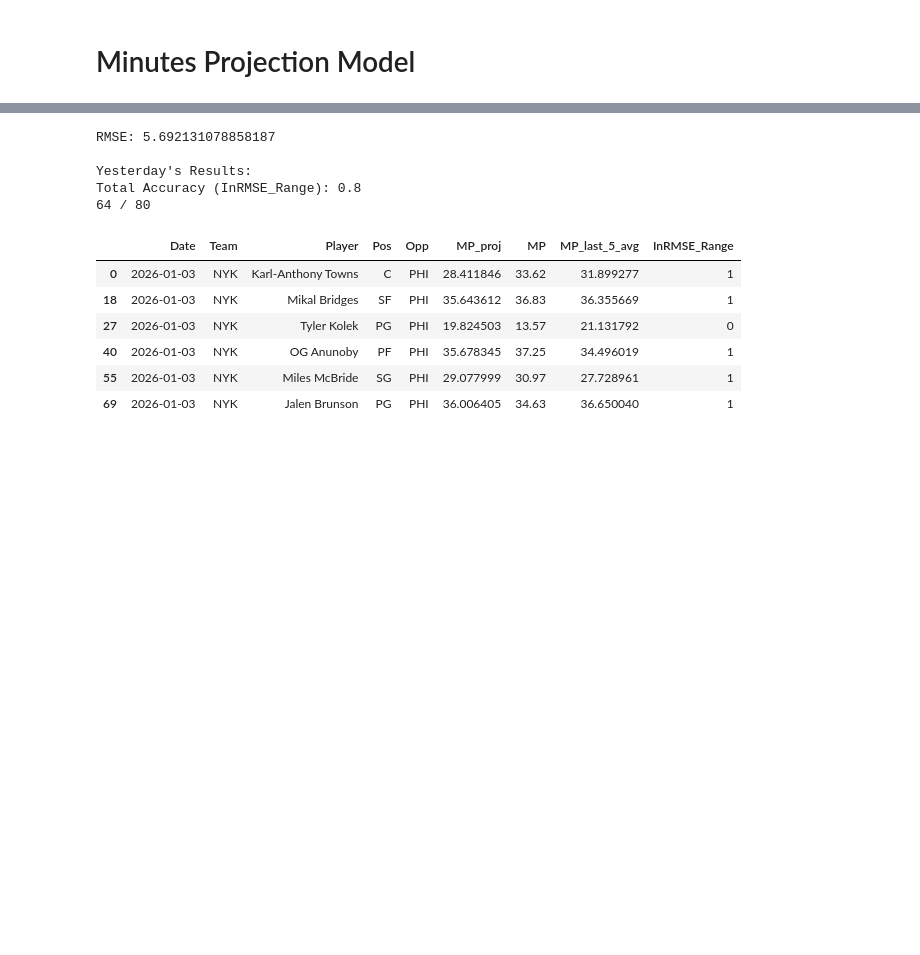
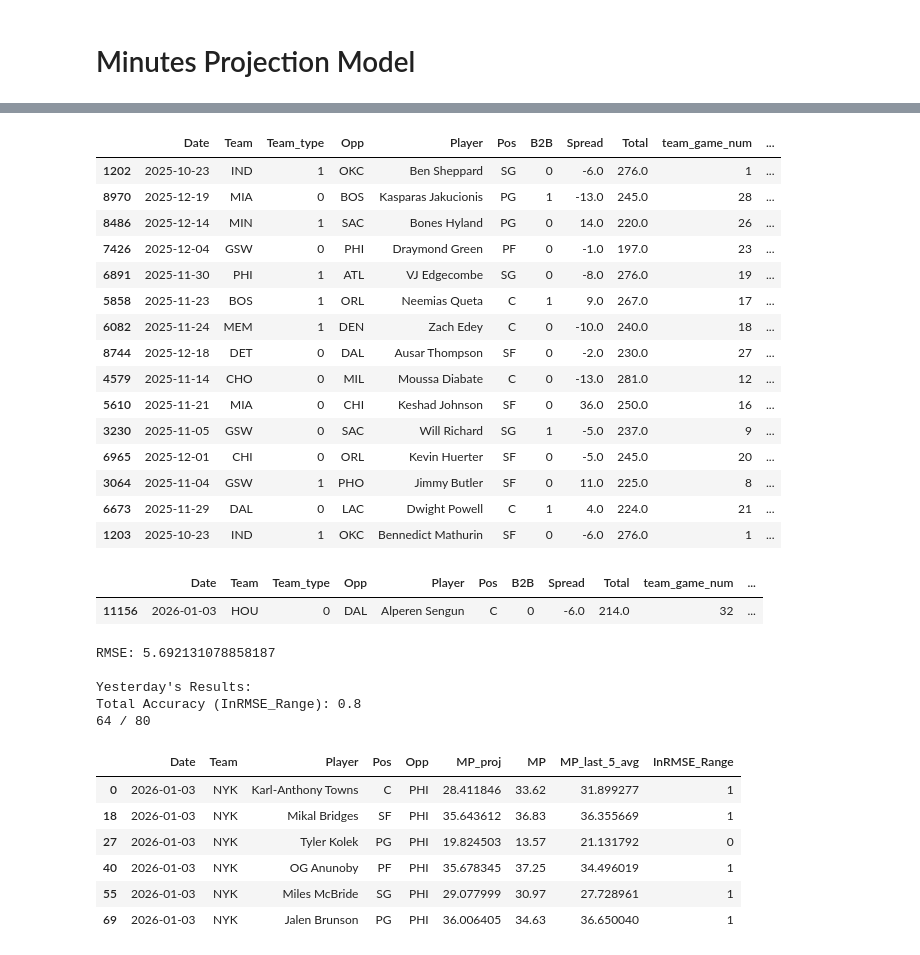
Before and after one commit to Relenes510/fantasy_basketball, a Jupyter notebook: notebooks/create_ML_Regression_model.ipynb, the cells around one changed output, grey strips where cells are left out. Drawn from its saved outputs; the diff is of its cells as text; code cells hidden in the pictures; blank space fills up the shorter version.

```diff
--- a/notebooks/create_ML_Regression_model.ipynb
+++ b/notebooks/create_ML_Regression_model.ipynb
@@ -479,3 +480,31 @@ R²: 0.7011810126285489
+# %%
+analyze_df_mins = mins_test_df.drop(['MP', 'MP_preds'], axis=1)\
+                .merge(analyze_df_mins[['Date', 'Team', 'Player', 'MP', 'MP_preds']], on=['Date', 'Team', 'Player'])
+analyze_df_mins['Diff'] = analyze_df_mins['MP'] - analyze_df_mins[f'MP_preds']
+analyze_df_mins['Diff2'] = abs(analyze_df_mins['Diff'])
+analyze_df_mins.sort_values('Diff2', ascending=False).drop('Diff2', axis=1).head(15)
+# %% [output]
+|  | Date | Team | Team_type | Opp | Player | Pos | B2B | Spread | Total | team_game_num | ... |
+| 1202 | 2025-10-23 | IND | 1 | OKC | Ben Sheppard | SG | 0 | -6.0 | 276.0 | 1 | ... |
+| 8970 | 2025-12-19 | MIA | 0 | BOS | Kasparas Jakucionis | PG | 1 | -13.0 | 245.0 | 28 | ... |
+| 8486 | 2025-12-14 | MIN | 1 | SAC | Bones Hyland | PG | 0 | 14.0 | 220.0 | 26 | ... |
+| 7426 | 2025-12-04 | GSW | 0 | PHI | Draymond Green | PF | 0 | -1.0 | 197.0 | 23 | ... |
+| 6891 | 2025-11-30 | PHI | 1 | ATL | VJ Edgecombe | SG | 0 | -8.0 | 276.0 | 19 | ... |
+| 5858 | 2025-11-23 | BOS | 1 | ORL | Neemias Queta | C | 1 | 9.0 | 267.0 | 17 | ... |
+| 6082 | 2025-11-24 | MEM | 1 | DEN | Zach Edey | C | 0 | -10.0 | 240.0 | 18 | ... |
+| 8744 | 2025-12-18 | DET | 0 | DAL | Ausar Thompson | SF | 0 | -2.0 | 230.0 | 27 | ... |
+| 4579 | 2025-11-14 | CHO | 0 | MIL | Moussa Diabate | C | 0 | -13.0 | 281.0 | 12 | ... |
+| 5610 | 2025-11-21 | MIA | 0 | CHI | Keshad Johnson | SF | 0 | 36.0 | 250.0 | 16 | ... |
+| 3230 | 2025-11-05 | GSW | 0 | SAC | Will Richard | SG | 1 | -5.0 | 237.0 | 9 | ... |
+| 6965 | 2025-12-01 | CHI | 0 | ORL | Kevin Huerter | SF | 0 | -5.0 | 245.0 | 20 | ... |
+| 3064 | 2025-11-04 | GSW | 1 | PHO | Jimmy Butler | SF | 0 | 11.0 | 225.0 | 8 | ... |
+| 6673 | 2025-11-29 | DAL | 0 | LAC | Dwight Powell | C | 1 | 4.0 | 224.0 | 21 | ... |
+| 1203 | 2025-10-23 | IND | 1 | OKC | Bennedict Mathurin | SF | 0 | -6.0 | 276.0 | 1 | ... |
+# %%
+display(analyze_df_mins[(analyze_df_mins.Date == '2026-01-03') & (analyze_df_mins.Player == 'Alperen Sengun')])
+# %% [output]
+|  | Date | Team | Team_type | Opp | Player | Pos | B2B | Spread | Total | team_game_num | ... |
+| 11156 | 2026-01-03 | HOU | 0 | DAL | Alperen Sengun | C | 0 | -6.0 | 214.0 | 32 | ... |
 # %%
 rmse = np.sqrt(mean_squared_error(y_test_mins, mins_preds)) # splits[5] = y_test
 mae = mean_absolute_error(y_test_mins, mins_preds)
```
Also changed, not shown: parts of 7 cells of this notebook, 2 other files.
